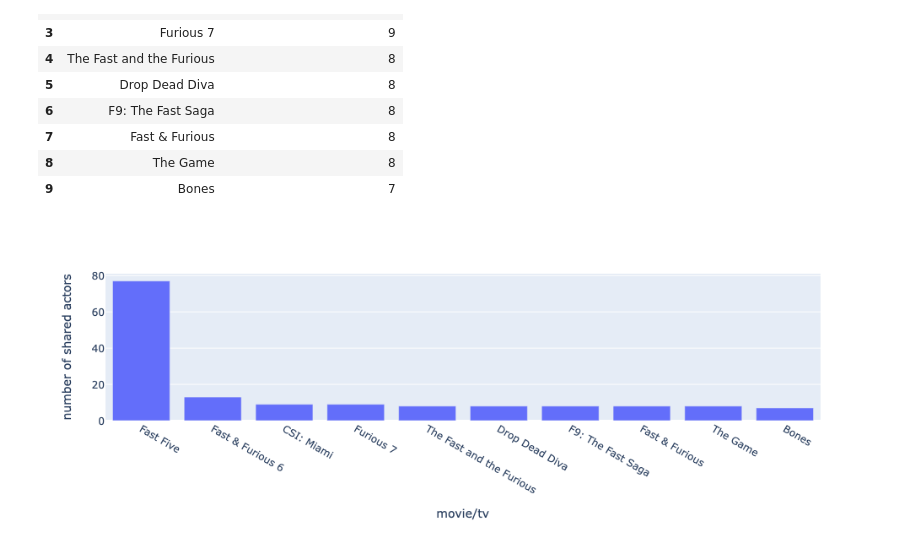
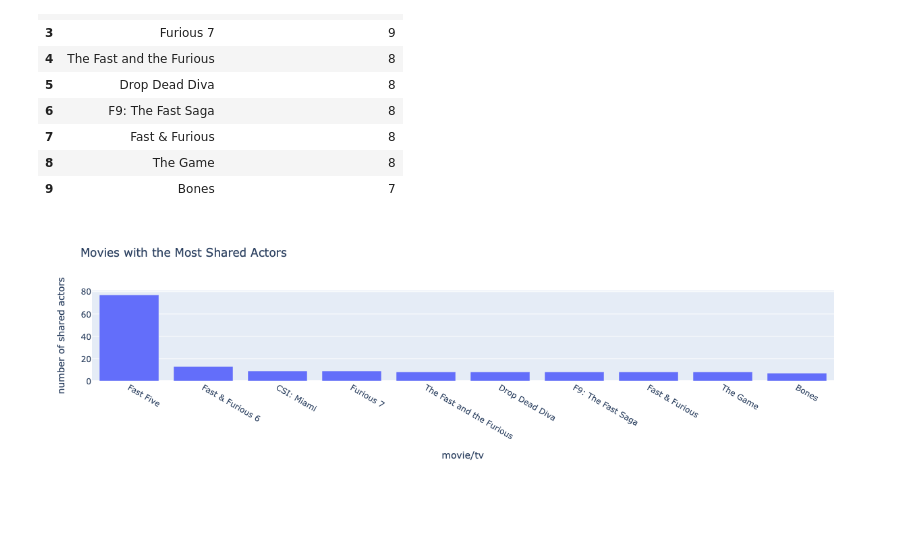
Before and after one commit to acgowda/imdb_scraper, a Jupyter notebook: imdb_scraper/imbd.ipynb, the cells around one changed output. Cells and saved outputs as stored; diff of their text form; code cells hidden in the pictures; blank space fills up the shorter version.

```diff
--- a/imdb_scraper/imbd.ipynb
+++ b/imdb_scraper/imbd.ipynb
@@ -19,7 +22,12 @@ df.head(10)
 | 8 | The Game | 8 |
 | 9 | Bones | 7 |
 # %%
-fig = px.bar(df.head(10), x='movie/tv', y='number of shared actors')
+# Create barchart of the movies with the most shared actors.
+fig = px.bar(df[:10],
+             x='movie/tv',
+             y='number of shared actors',
+             title="Movies with the Most Shared Actors"
+            )
 fig.show()
 # %% [output]
-[figure, old version]
+[figure, new version]
```
Also changed, not shown: parts of 2 cells of this notebook.
